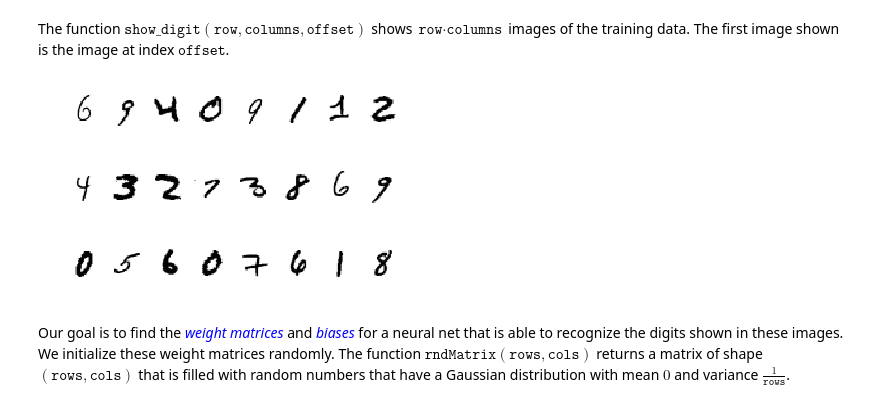
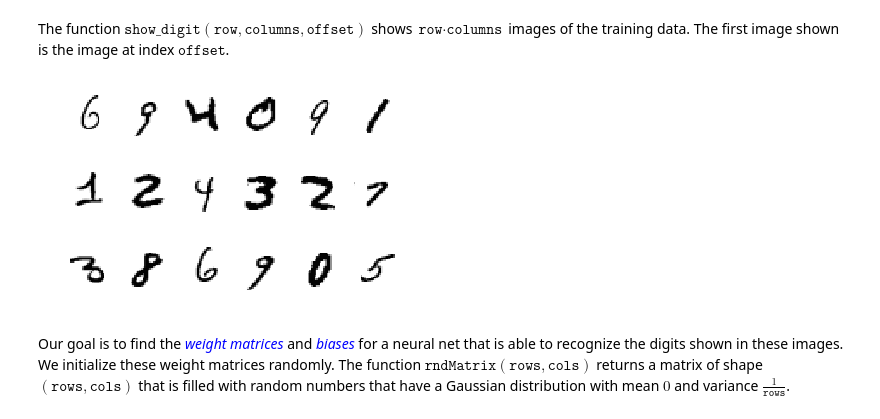
Before and after one commit to karlstroetmann/Artificial-Intelligence, a Jupyter notebook: Python/Digit-Recognition.ipynb, the cells around one changed output. Cells and saved outputs as stored; diff of their text form; code cells hidden in the pictures.

```diff
--- a/Python/Digit-Recognition.ipynb
+++ b/Python/Digit-Recognition.ipynb
@@ -86,9 +86,9 @@ def show_digits(rows, columns, offset=0):
     plt.savefig("digits.pdf")
     plt.show()
 # %%
-show_digits(3, 8, 18)
+show_digits(3, 6, 18)
 # %% [output]
-[figure, old version]
+[figure, new version]
 # %% [markdown]
 Our goal is to find the <em style="color:blue;">weight matrices</em> and <em style="color:blue;">biases</em> for a neural net that is
 able to recognize the digits shown in these images.  We initialize these weight matrices randomly. The function $\texttt{rndMatrix}(\texttt{rows}, \texttt{cols})$ returns a matrix of shape $(\texttt{rows}, \texttt{cols})$ that is filled with random numbers that have a Gaussian distribution with mean $0$ and variance $\displaystyle\frac{1}{\texttt{rows}}$.
```
Also changed, not shown: parts of 5 cells of this notebook, 5 other files.
